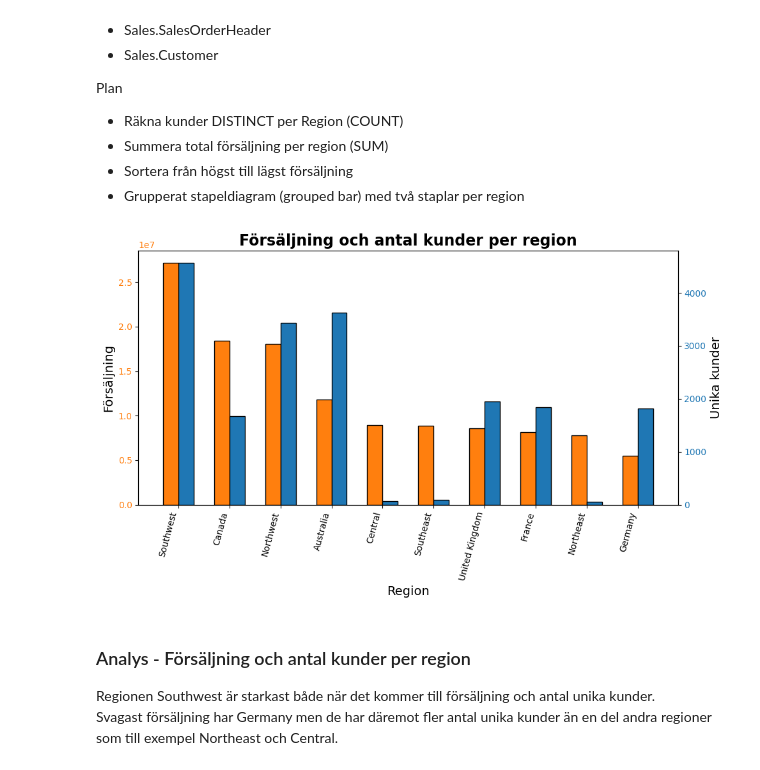
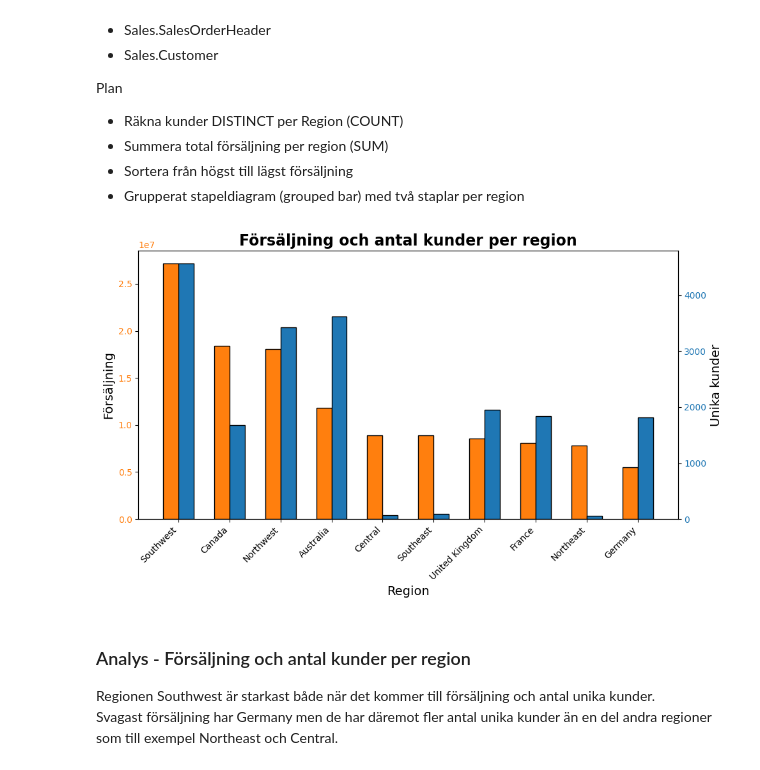
Before and after one commit to MagdalenaPersson/adventureworks-analys, a Jupyter notebook: notebooks/analys.ipynb, the cells around one changed output. Drawn from its saved outputs; the diff is of its cells as text; code cells hidden in the pictures.

```diff
--- a/notebooks/analys.ipynb
+++ b/notebooks/analys.ipynb
@@ -339,35 +339,35 @@ SELECT
 FROM Sales.SalesTerritory st
 INNER JOIN Sales.SalesOrderHeader soh ON st.TerritoryID = soh.TerritoryID
 INNER JOIN Sales.Customer c ON soh.CustomerID = c.CustomerID
 GROUP BY st.Name
 ORDER BY TotalSales DESC
 """
 
 df_vis6 = query_df(query_vis6)
 
 idx = np.arange(len(df_vis6["Region"]))
 width = 0.3
 
 fig, ax1 = plt.subplots(figsize=(10,6))
 ax2 = ax1.twinx()
 
 bar_regions = ax1.bar(idx - width/2, df_vis6["TotalSales"], width, label="Försäljning", color="tab:orange", edgecolor="black")
 bar_customers = ax2.bar(idx + width/2, df_vis6["Customers"], width, label="Unika kunder", color="tab:blue", edgecolor="black")
 
 
 ax1.set_title("Försäljning och antal kunder per region", fontsize=17, fontweight="bold")
 ax1.set_xlabel("Region", fontsize=14)
 ax1.set_ylabel("Försäljning", fontsize=14)
 ax2.set_ylabel("Unika kunder", fontsize=14)
 ax1.set_xticks(idx)
-ax1.set_xticklabels(df_vis6["Region"], rotation=75, ha="right")
+ax1.set_xticklabels(df_vis6["Region"], rotation=45, ha="right")
 ax1.tick_params(axis="y", labelcolor="tab:orange")
 ax2.tick_params(axis="y", labelcolor="tab:blue")
 
 plt.tight_layout()
 plt.show()
 # %% [output]
-[figure, old version]
+[figure, new version]
 # %% [markdown]
 ### Analys - Försäljning och antal kunder per region
 
```
Also changed, not shown: parts of 1 cell of this notebook, 1 other file.
